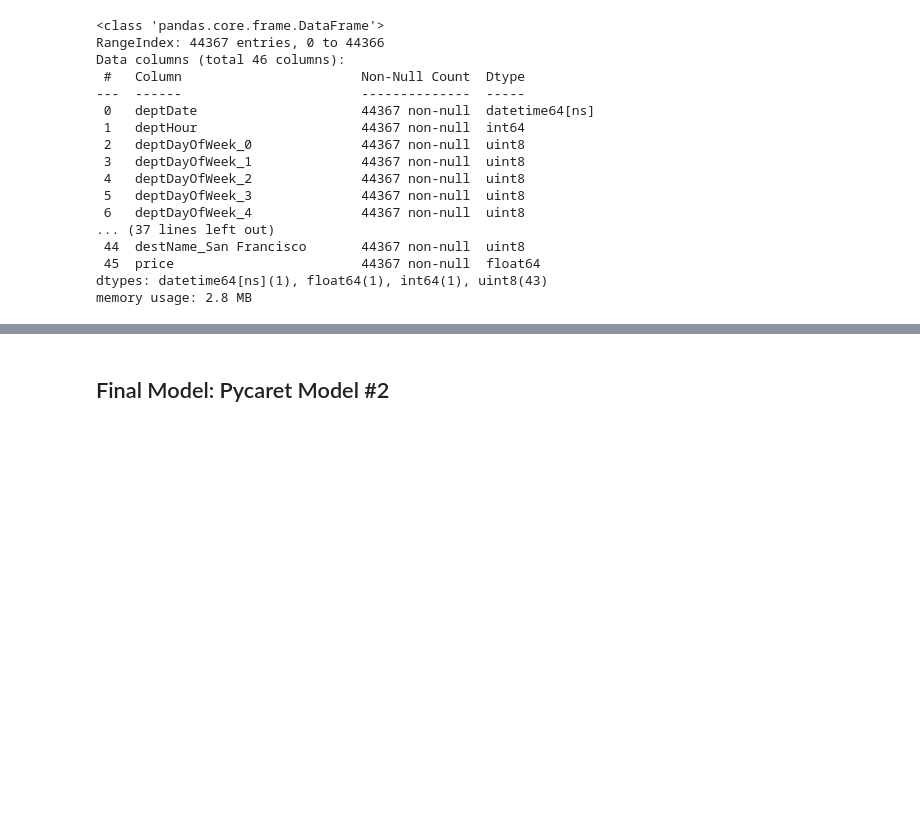
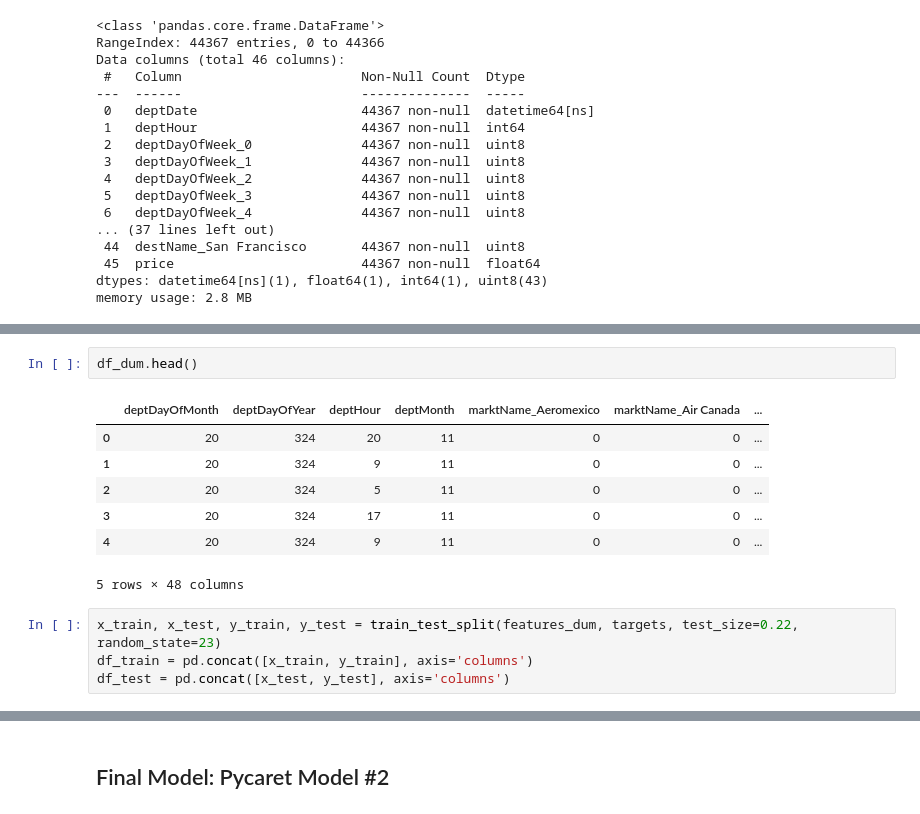
Before and after one commit to jeremyabeard5/MSDS696, a Jupyter notebook: FlightPrice.ipynb, the cells around one changed output, grey strips where cells are left out. Saved outputs shown, nothing was run; the diff lists cells and outputs as text; blank space fills up the shorter version.

```diff
--- a/FlightPrice.ipynb
+++ b/FlightPrice.ipynb
@@ -2155,0 +2185,14 @@ best = compare_models()
+# %%
+df_dum.head()
+# %% [output]
+|  | deptDayOfMonth | deptDayOfYear | deptHour | deptMonth | marktName_Aeromexico | marktName_Air Canada | ... |
+| 0 | 20 | 324 | 20 | 11 | 0 | 0 | ... |
+| 1 | 20 | 324 | 9 | 11 | 0 | 0 | ... |
+| 2 | 20 | 324 | 5 | 11 | 0 | 0 | ... |
+| 3 | 20 | 324 | 17 | 11 | 0 | 0 | ... |
+| 4 | 20 | 324 | 9 | 11 | 0 | 0 | ... |
+5 rows × 48 columns
+# %%
+x_train, x_test, y_train, y_test = train_test_split(features_dum, targets, test_size=0.22, random_state=23)
+df_train = pd.concat([x_train, y_train], axis='columns')
+df_test = pd.concat([x_test, y_test], axis='columns')
```
Also changed, not shown: parts of 39 cells of this notebook, 1 other file.
